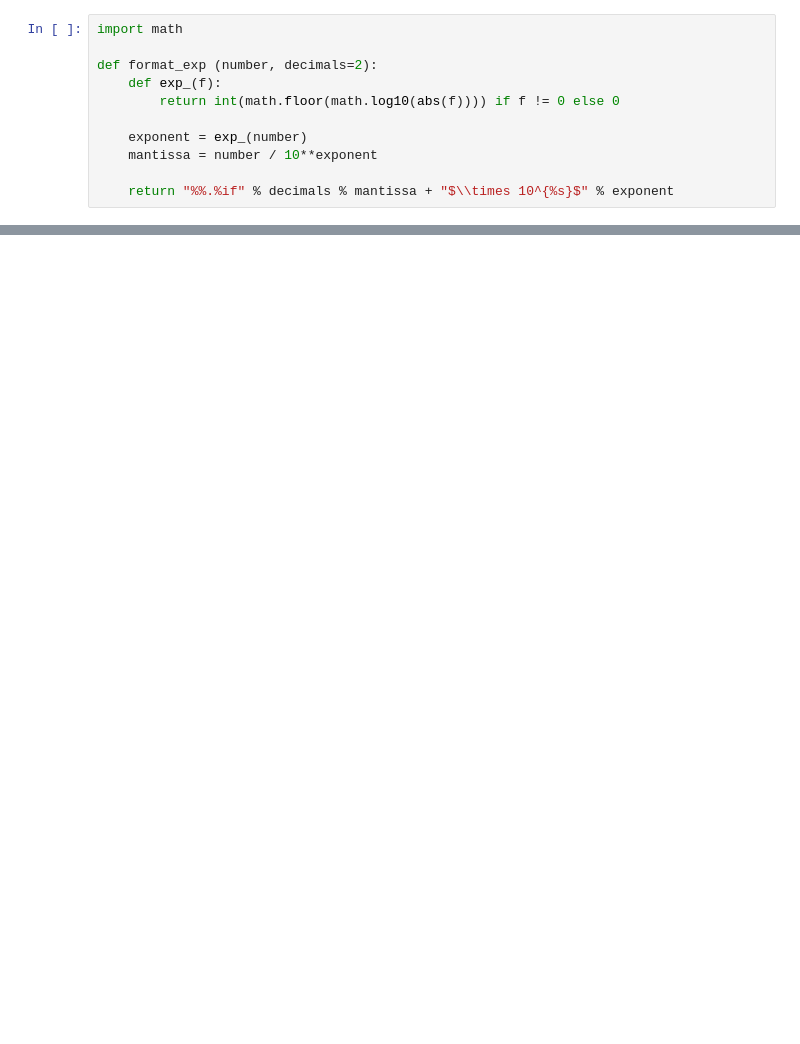
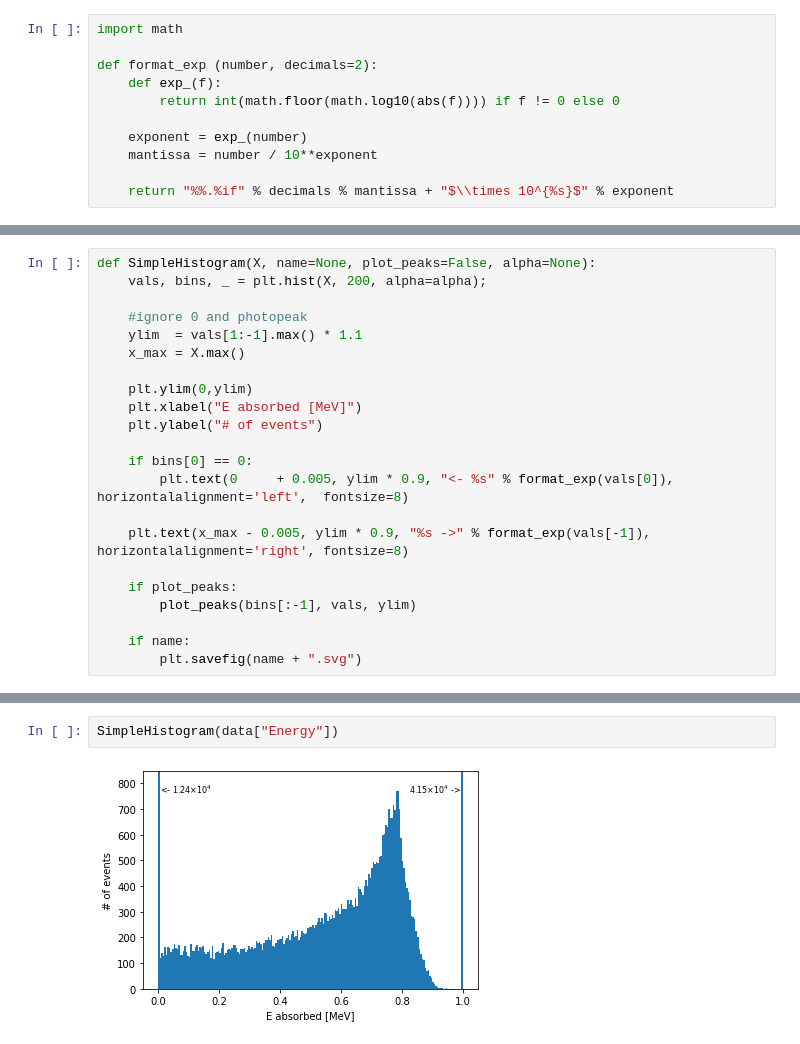
Before and after one commit to Balazzs/HPGECalorimeter, a Jupyter notebook: build/Untitled.ipynb, the cells around one changed output, grey strips where cells are left out. Cells and saved outputs as stored; diff of their text form; blank space fills up the shorter version.

```diff
--- a/build/Untitled.ipynb
+++ b/build/Untitled.ipynb
@@ -63 +30,23 @@ data
+# %%
+def SimpleHistogram(X, name=None, plot_peaks=False, alpha=None):
+    vals, bins, _ = plt.hist(X, 200, alpha=alpha);
+
+    #ignore 0 and photopeak
+    ylim  = vals[1:-1].max() * 1.1
+    x_max = X.max()
+
+    plt.ylim(0,ylim)
+    plt.xlabel("E absorbed [MeV]")
+    plt.ylabel("# of events")
+
+    if bins[0] == 0:
+        plt.text(0     + 0.005, ylim * 0.9, "<- %s" % format_exp(vals[0]),  horizontalalignment='left',  fontsize=8)
+
+    plt.text(x_max - 0.005, ylim * 0.9, "%s ->" % format_exp(vals[-1]), horizontalalignment='right', fontsize=8)
+
+    if plot_peaks:
+        plot_peaks(bins[:-1], vals, ylim)
+
+    if name:
+        plt.savefig(name + ".svg")
 # %%
@@ -139 +88,5 @@ data
 100000 rows × 2 columns
+# %%
+SimpleHistogram(data["Energy"])
+# %% [output]
+[figure, added]
```
Also changed, not shown: parts of 26 cells of this notebook.
